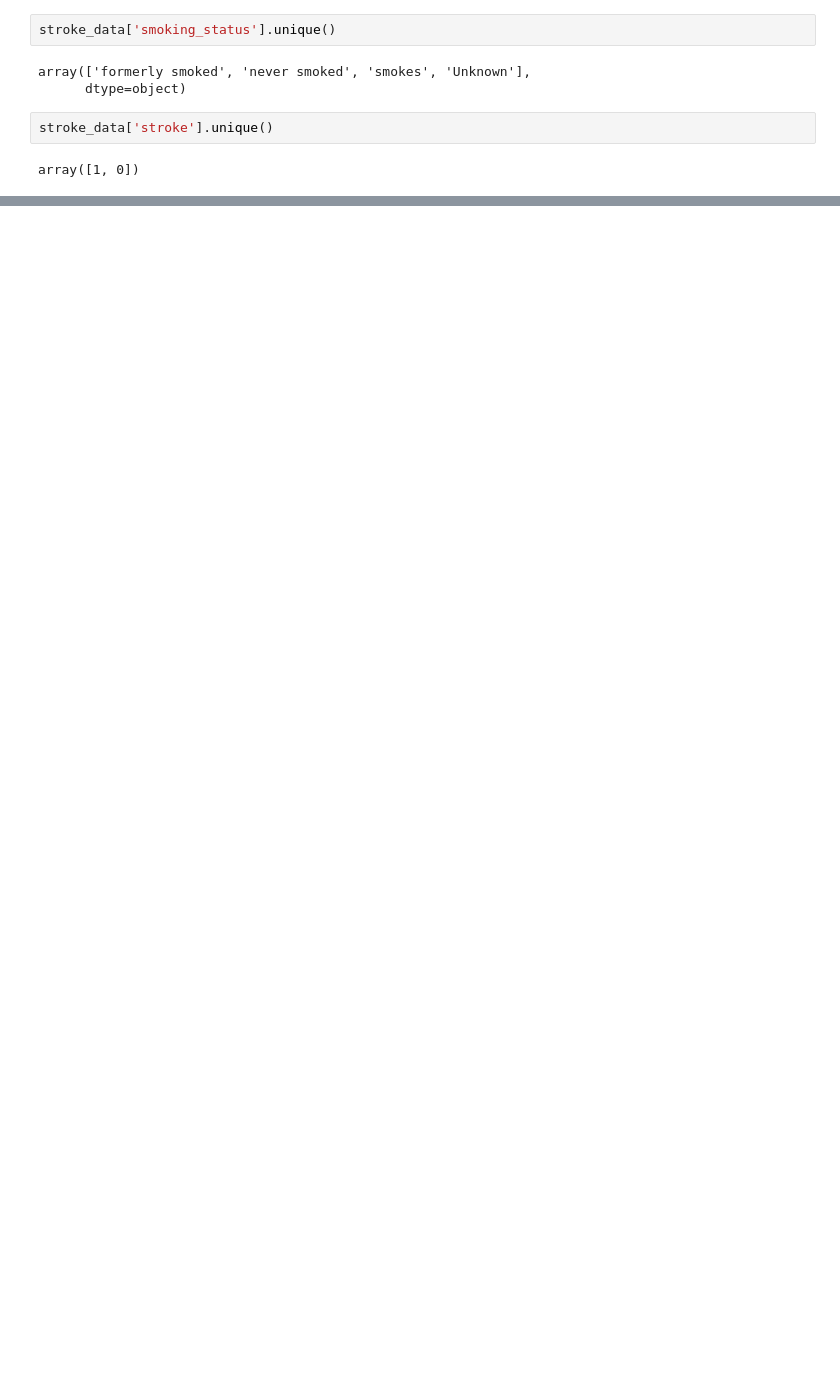
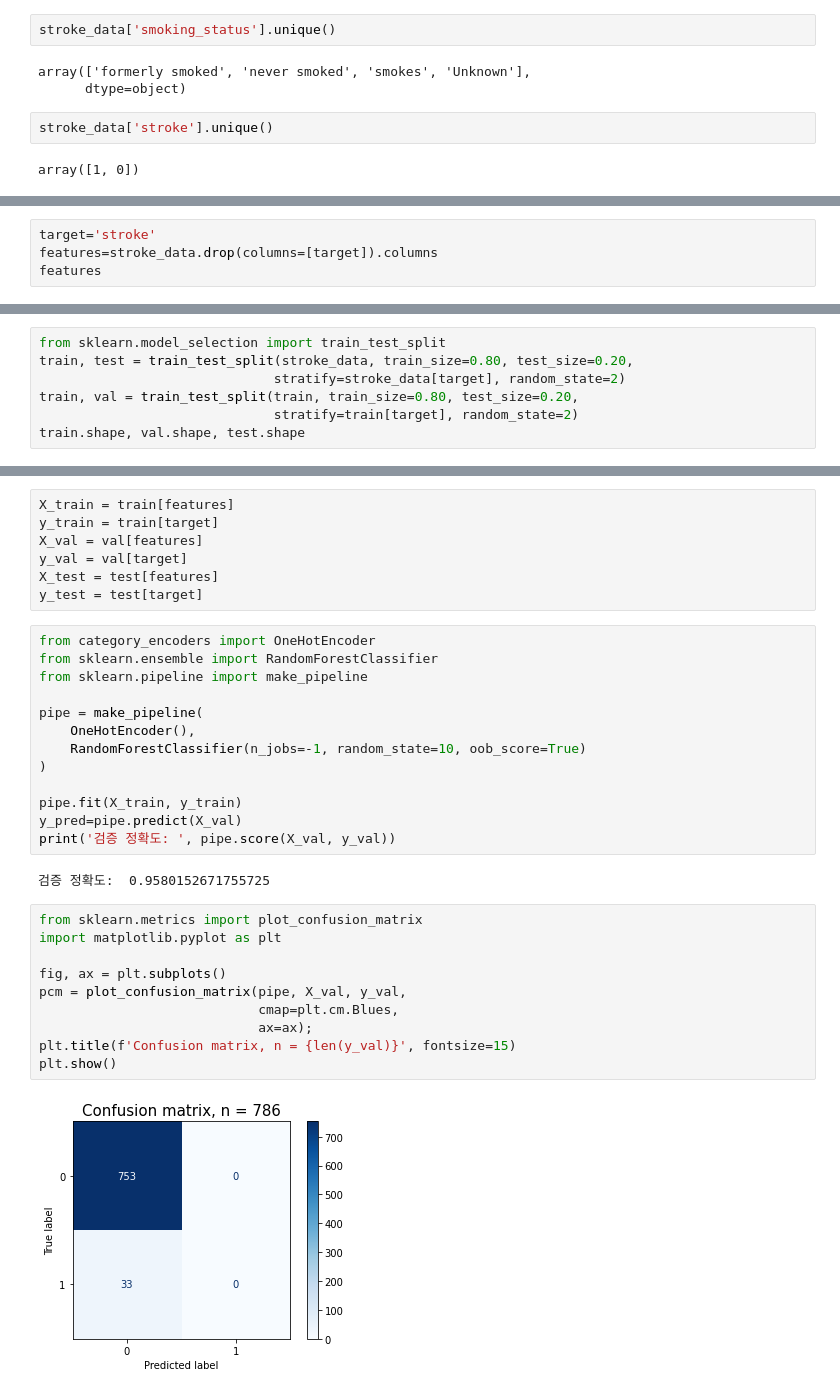
Before and after one commit to sanha-hwang/Stroke-prediction, a Jupyter notebook: Project2_Stroke_Prediction.ipynb, the cells around one changed output, grey strips where cells are left out. Cells and saved outputs as stored; diff of their text form; blank space fills up the shorter version.

```diff
--- a/Project2_Stroke_Prediction.ipynb
+++ b/Project2_Stroke_Prediction.ipynb
@@ -234,0 +290,4 @@ array([1, 0])
+# %%
+target='stroke'
+features=stroke_data.drop(columns=[target]).columns
+features
@@ -234,0 +299,7 @@ array([1, 0])
+# %%
+from sklearn.model_selection import train_test_split
+train, test = train_test_split(stroke_data, train_size=0.80, test_size=0.20,
+                              stratify=stroke_data[target], random_state=2)
+train, val = train_test_split(train, train_size=0.80, test_size=0.20,
+                              stratify=train[target], random_state=2)
+train.shape, val.shape, test.shape
@@ -234,0 +314,34 @@ array([1, 0])
+# %%
+X_train = train[features]
+y_train = train[target]
+X_val = val[features]
+y_val = val[target]
+X_test = test[features]
+y_test = test[target]
+# %%
+from category_encoders import OneHotEncoder
+from sklearn.ensemble import RandomForestClassifier
+from sklearn.pipeline import make_pipeline
+
+pipe = make_pipeline(
+    OneHotEncoder(),
+    RandomForestClassifier(n_jobs=-1, random_state=10, oob_score=True)
+)
+
+pipe.fit(X_train, y_train)
+y_pred=pipe.predict(X_val)
+print('검증 정확도: ', pipe.score(X_val, y_val))
+# %% [output]
+검증 정확도:  0.9580152671755725
+# %%
+from sklearn.metrics import plot_confusion_matrix
+import matplotlib.pyplot as plt
+
+fig, ax = plt.subplots()
+pcm = plot_confusion_matrix(pipe, X_val, y_val,
+                            cmap=plt.cm.Blues,
+                            ax=ax);
+plt.title(f'Confusion matrix, n = {len(y_val)}', fontsize=15)
+plt.show()
+# %% [output]
+[figure, added]
```
Also changed, not shown: parts of 22 cells of this notebook.
